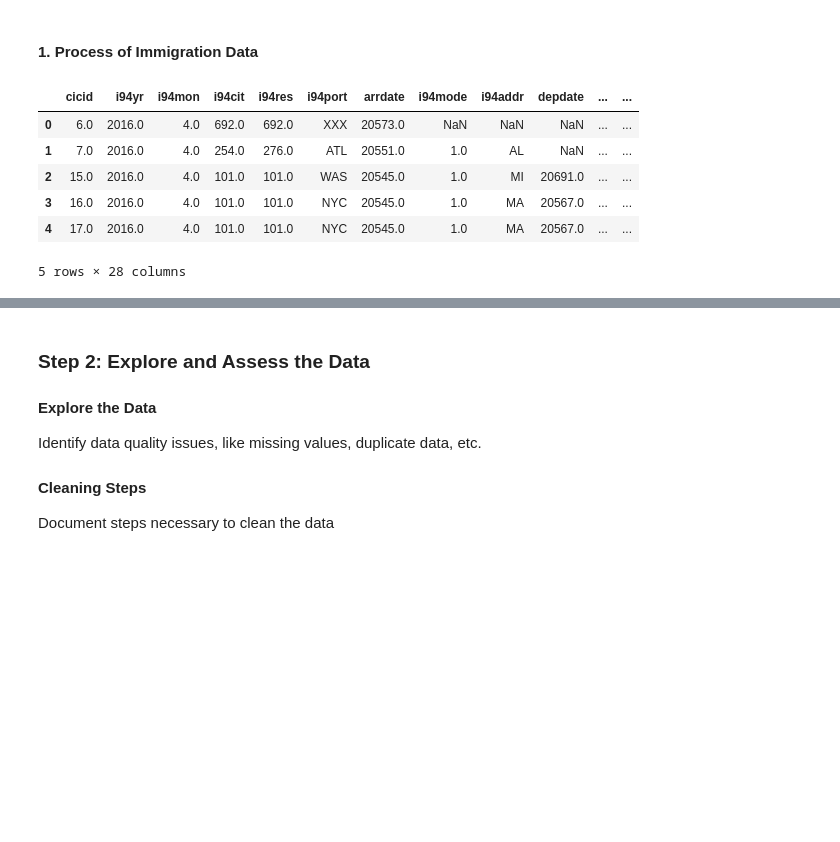
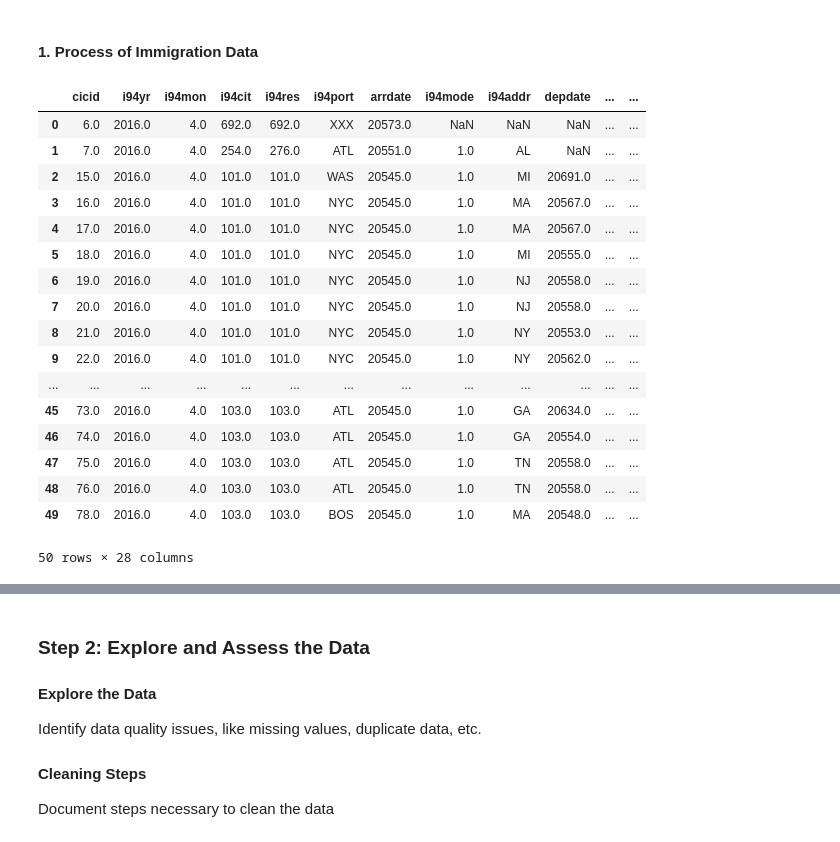
Before and after one commit to 0xCakin/CapstoneProject, a Jupyter notebook: Capstone Project Template.ipynb, the cells around one changed output, grey strips where cells are left out. Cells and saved outputs as stored; diff of their text form; code cells hidden in the pictures; blank space fills up the shorter version.

```diff
--- a/Capstone Project Template.ipynb
+++ b/Capstone Project Template.ipynb
@@ -58,17 +58,28 @@ https://www.kaggle.com/berkeleyearth/climate-change-earth-surface-temperature-da
 #### 1. Process of Immigration Data
 # %%
 # Read in the immigration data here
-fname = '../../data/18-83510-I94-Data-2016/i94_apr16_sub.sas7bdat'
+fname = './data/18-83510-I94-Data-2016/i94_apr16_sub.sas7bdat'
 df = pd.read_sas(fname, 'sas7bdat', encoding="ISO-8859-1")
 # %%
-df.head()
+df.head(50)
 # %% [output]
 |  | cicid | i94yr | i94mon | i94cit | i94res | i94port | arrdate | i94mode | i94addr | depdate | ... | ... |
 | 0 | 6.0 | 2016.0 | 4.0 | 692.0 | 692.0 | XXX | 20573.0 | NaN | NaN | NaN | ... | ... |
 | 1 | 7.0 | 2016.0 | 4.0 | 254.0 | 276.0 | ATL | 20551.0 | 1.0 | AL | NaN | ... | ... |
 | 2 | 15.0 | 2016.0 | 4.0 | 101.0 | 101.0 | WAS | 20545.0 | 1.0 | MI | 20691.0 | ... | ... |
 | 3 | 16.0 | 2016.0 | 4.0 | 101.0 | 101.0 | NYC | 20545.0 | 1.0 | MA | 20567.0 | ... | ... |
 | 4 | 17.0 | 2016.0 | 4.0 | 101.0 | 101.0 | NYC | 20545.0 | 1.0 | MA | 20567.0 | ... | ... |
+| 5 | 18.0 | 2016.0 | 4.0 | 101.0 | 101.0 | NYC | 20545.0 | 1.0 | MI | 20555.0 | ... | ... |
+| 6 | 19.0 | 2016.0 | 4.0 | 101.0 | 101.0 | NYC | 20545.0 | 1.0 | NJ | 20558.0 | ... | ... |
+| 7 | 20.0 | 2016.0 | 4.0 | 101.0 | 101.0 | NYC | 20545.0 | 1.0 | NJ | 20558.0 | ... | ... |
+| 8 | 21.0 | 2016.0 | 4.0 | 101.0 | 101.0 | NYC | 20545.0 | 1.0 | NY | 20553.0 | ... | ... |
+| 9 | 22.0 | 2016.0 | 4.0 | 101.0 | 101.0 | NYC | 20545.0 | 1.0 | NY | 20562.0 | ... | ... |
+| ... | ... | ... | ... | ... | ... | ... | ... | ... | ... | ... | ... | ... |
+| 45 | 73.0 | 2016.0 | 4.0 | 103.0 | 103.0 | ATL | 20545.0 | 1.0 | GA | 20634.0 | ... | ... |
+| 46 | 74.0 | 2016.0 | 4.0 | 103.0 | 103.0 | ATL | 20545.0 | 1.0 | GA | 20554.0 | ... | ... |
+| 47 | 75.0 | 2016.0 | 4.0 | 103.0 | 103.0 | ATL | 20545.0 | 1.0 | TN | 20558.0 | ... | ... |
+| 48 | 76.0 | 2016.0 | 4.0 | 103.0 | 103.0 | ATL | 20545.0 | 1.0 | TN | 20558.0 | ... | ... |
+| 49 | 78.0 | 2016.0 | 4.0 | 103.0 | 103.0 | BOS | 20545.0 | 1.0 | MA | 20548.0 | ... | ... |
-5 rows × 28 columns
+50 rows × 28 columns
 # %%
 # Read in the temperature data here
```
Also changed, not shown: parts of 4 cells of this notebook.
